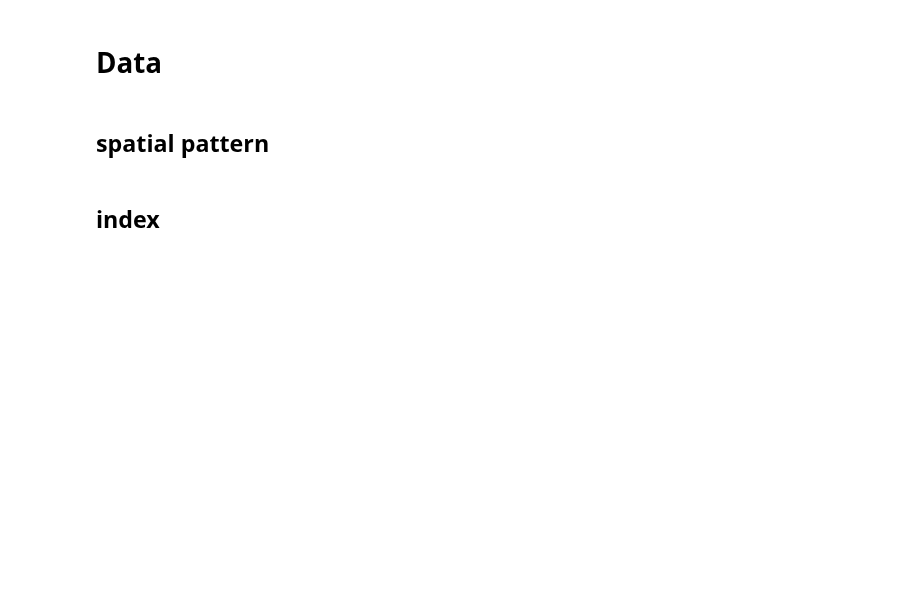
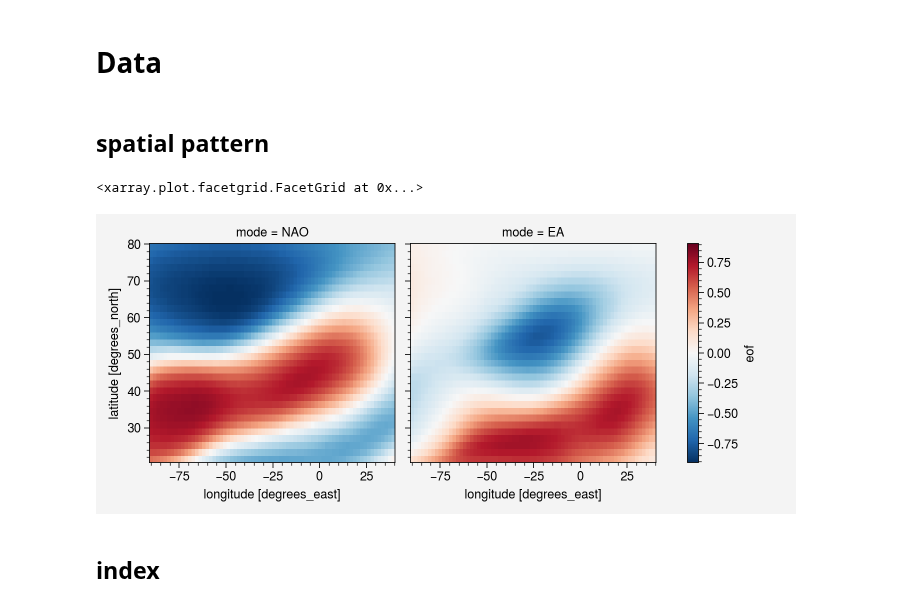
Before and after one commit to liuquan18/Teleconnection, a Jupyter notebook: scripts/first10_last10_index/fixed_pattern/spatial_pattern_violin_500hpa.ipynb, the cells around one changed output. Saved outputs shown, nothing was run; the diff lists cells and outputs as text; code cells hidden in the pictures; blank space fills up the shorter version.

```diff
--- a/scripts/first10_last10_index/fixed_pattern/spatial_pattern_violin_500hpa.ipynb
+++ b/scripts/first10_last10_index/fixed_pattern/spatial_pattern_violin_500hpa.ipynb
@@ -18,6 +19,11 @@ eof_all_all = xr.open_dataset("/work/mh0033/m300883/3rdPanel/data/allPattern/ind
 eof_all_all = eof_all_all.eof
 # %%
 eof_500hpa = eof_all_all.sel(hlayers = 50000)
+# %%
+eof_500hpa.plot(x = 'lon',y = 'lat',col = 'mode')
+# %% [output]
+<xarray.plot.facetgrid.FacetGrid at 0x...>
+[figure, added]
 # %% [markdown]
 ## index
 # %%
```
Also changed, not shown: parts of 6 cells of this notebook, 2 other files.
